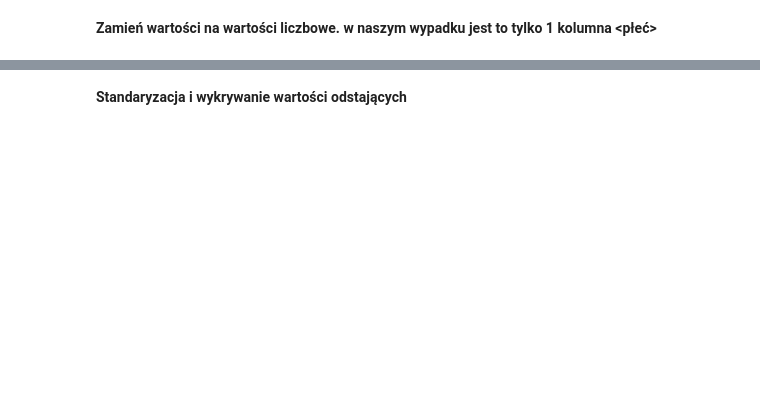
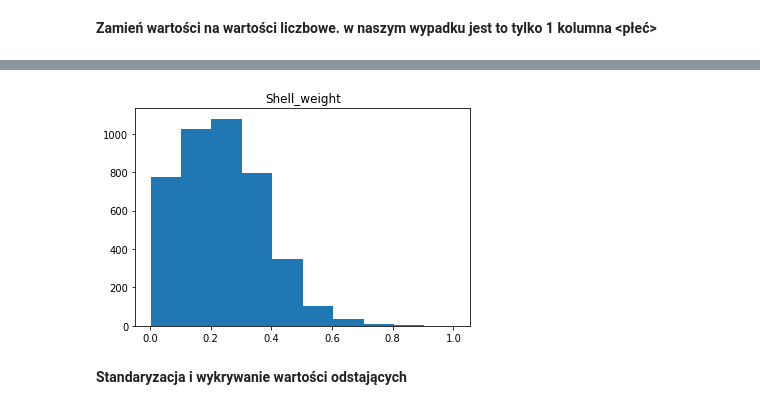
Before and after one commit to PatrykKerlin/jdsz2-wenus, a Jupyter notebook: projekt_ML/Projekt_ML_uaktualnienie.ipynb, the cells around one changed output, grey strips where cells are left out. Drawn from its saved outputs; the diff is of its cells as text; code cells hidden in the pictures; blank space fills up the shorter version.

```diff
--- a/projekt_ML/Projekt_ML_uaktualnienie.ipynb
+++ b/projekt_ML/Projekt_ML_uaktualnienie.ipynb
@@ -90,6 +109,12 @@ Shell weight      4177 non-null float64
 Rings             4177 non-null int64
 dtypes: float64(7), int64(2)
 memory usage: 293.8 KB
+# %%
+plt.title('Shell_weight')
+plt.hist(df['Shell_weight'])
+plt.show()
+# %% [output]
+[figure, added]
 # %% [markdown]
 **Standaryzacja i wykrywanie wartości odstających**
 # %%
```
Also changed, not shown: parts of 19 cells of this notebook.
